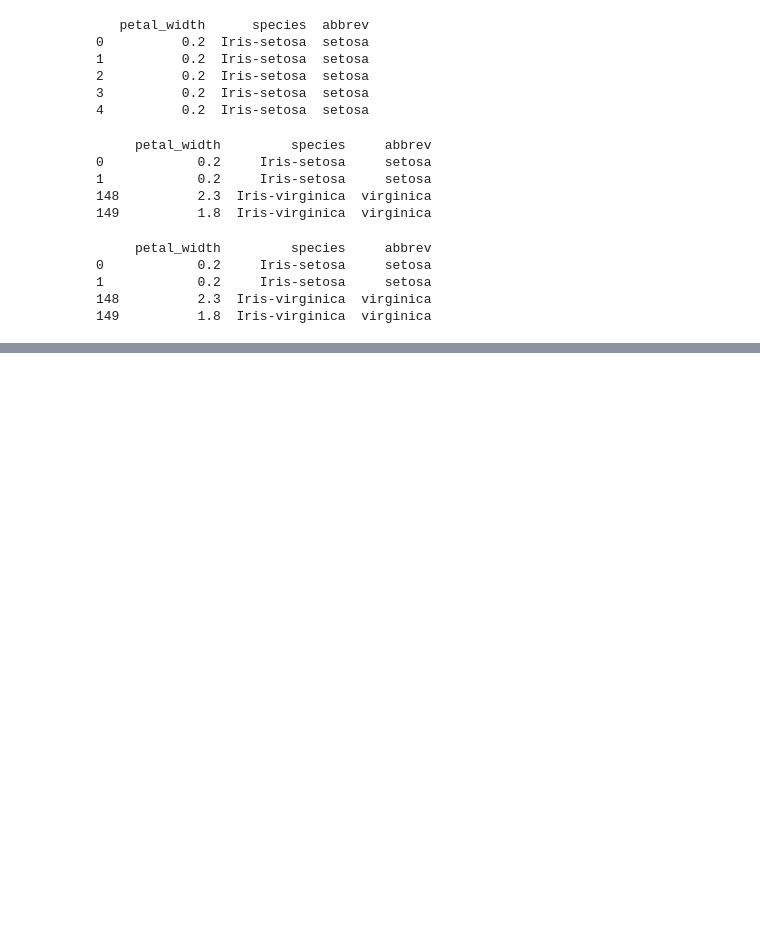
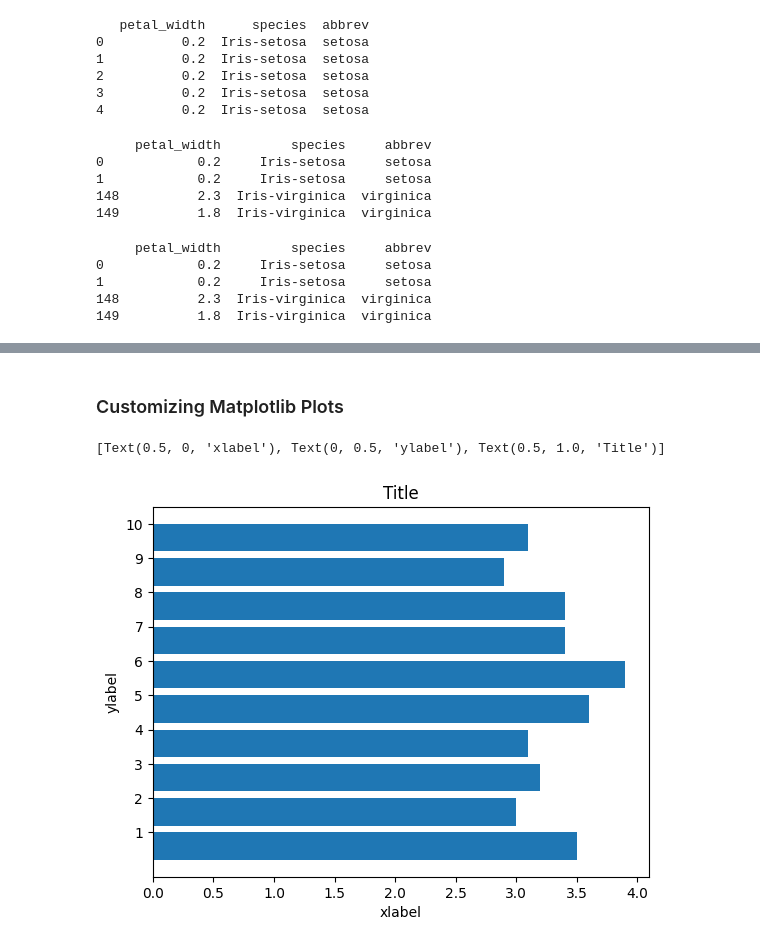
Before and after one commit to SoumyadipYT-OSS/Intel-Introduction-to-ML, a Jupyter notebook: Week1/myLearning.ipynb, the cells around one changed output, grey strips where cells are left out. Saved outputs shown, nothing was run; the diff lists cells and outputs as text; code cells hidden in the pictures; blank space fills up the shorter version.

```diff
--- a/Week1/myLearning.ipynb
+++ b/Week1/myLearning.ipynb
@@ -274,0 +415,14 @@ print(small_data.iloc[:,-3:])
+# %% [markdown]
+### Customizing Matplotlib Plots
+# %%
+fig, ax = plt.subplots()
+ax.barh(np.arange(10),
+data.sepal_width.iloc[:10])
+# Set position of ticks and tick labels
+ax.set_yticks(np.arange(0.4,10.4,1.0))
+ax.set_yticklabels(np.arange(1,11))
+ax.set(xlabel='xlabel', ylabel='ylabel',
+title='Title')
+# %% [output]
+[Text(0.5, 0, 'xlabel'), Text(0, 0.5, 'ylabel'), Text(0.5, 1.0, 'Title')]
+[figure, added]
```
Also changed, not shown: parts of 19 cells of this notebook.
